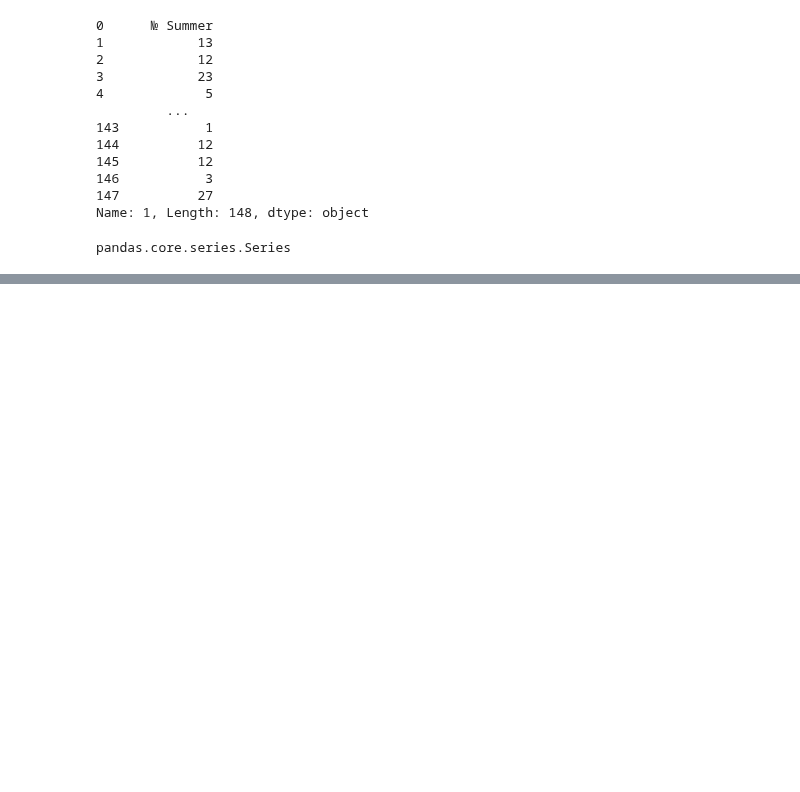
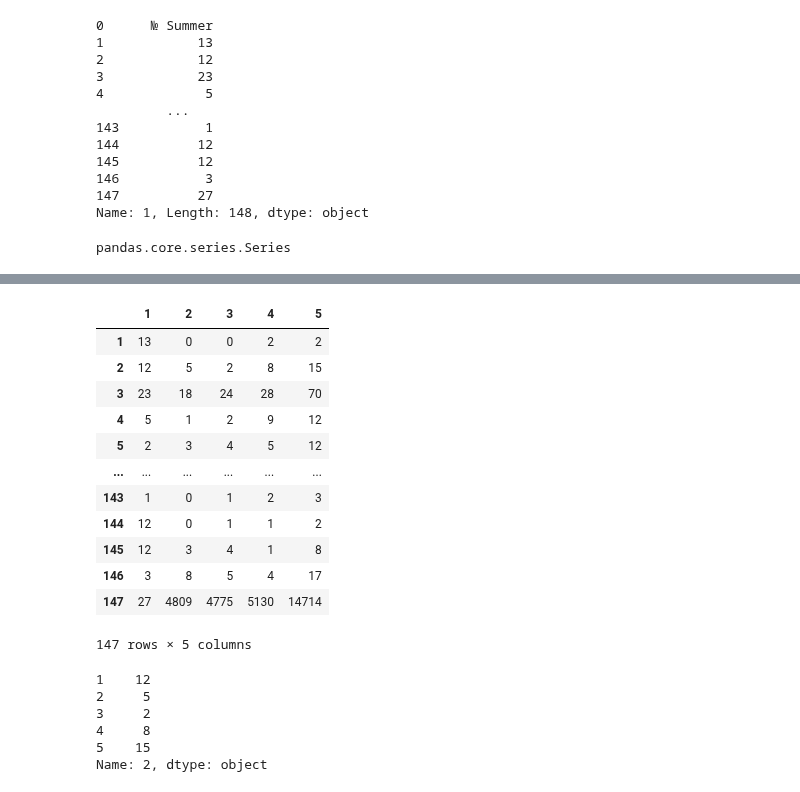
Before and after one commit to gokuljs/Machine-Learning-Andrew-Ng, a Jupyter notebook: introduction to data science in python/datafram.ipynb, the cells around one changed output, grey strips where cells are left out. Cells and saved outputs as stored; diff of their text form; code cells hidden in the pictures; blank space fills up the shorter version.

```diff
--- a/introduction to data science in python/datafram.ipynb
+++ b/introduction to data science in python/datafram.ipynb
@@ -45,0 +67,26 @@ one.shape
+# %%
+ott
+# %% [output]
+|  | 1 | 2 | 3 | 4 | 5 |
+| 1 | 13 | 0 | 0 | 2 | 2 |
+| 2 | 12 | 5 | 2 | 8 | 15 |
+| 3 | 23 | 18 | 24 | 28 | 70 |
+| 4 | 5 | 1 | 2 | 9 | 12 |
+| 5 | 2 | 3 | 4 | 5 | 12 |
+| ... | ... | ... | ... | ... | ... |
+| 143 | 1 | 0 | 1 | 2 | 3 |
+| 144 | 12 | 0 | 1 | 1 | 2 |
+| 145 | 12 | 3 | 4 | 1 | 8 |
+| 146 | 3 | 8 | 5 | 4 | 17 |
+| 147 | 27 | 4809 | 4775 | 5130 | 14714 |
+147 rows × 5 columns
+# %%
+#  remeber iloc are used to acess coumns
+ott.iloc[1]
+# %% [output]
+1    12
+2     5
+3     2
+4     8
+5    15
+Name: 2, dtype: object
```
Also changed, not shown: parts of 5 cells of this notebook, 1 other file.
